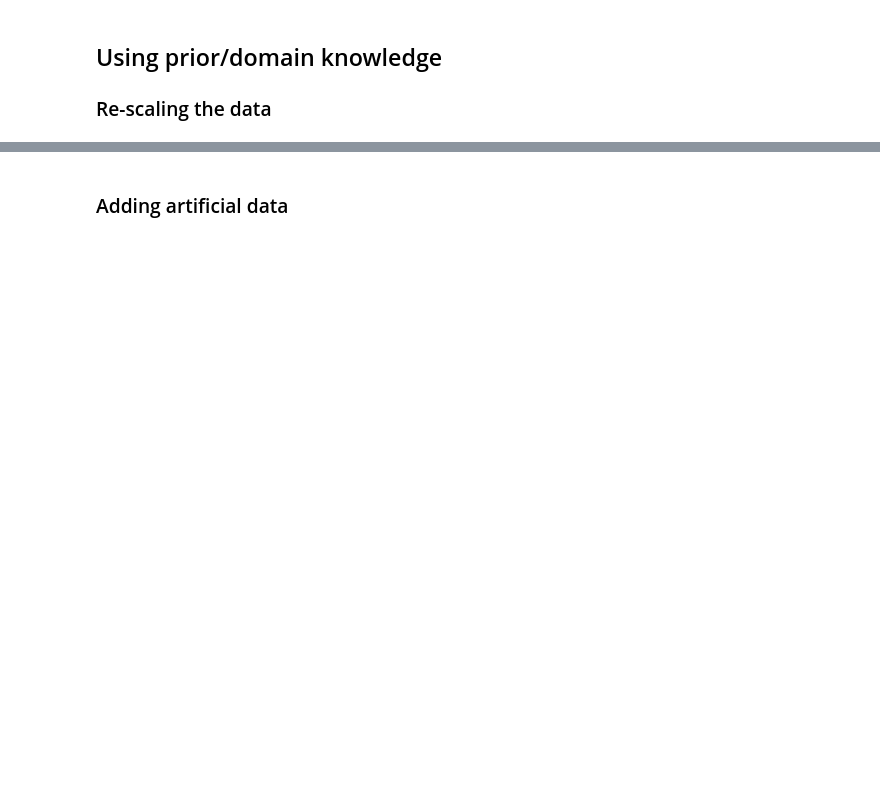
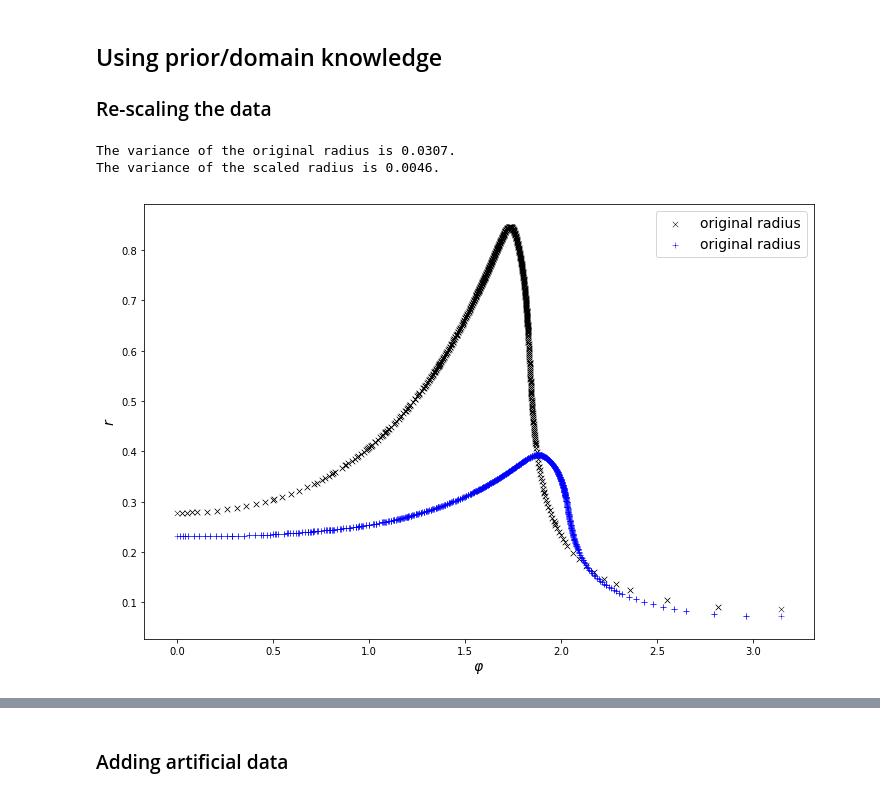
Before and after one commit to AndreWeiner/machine-learning-applied-to-cfd, a Jupyter notebook: notebooks/spherical_cap_shape_approximation.ipynb, the cells around one changed output, grey strips where cells are left out. Drawn from its saved outputs; the diff is of its cells as text; code cells hidden in the pictures; blank space fills up the shorter version.

```diff
--- a/notebooks/spherical_cap_shape_approximation.ipynb
+++ b/notebooks/spherical_cap_shape_approximation.ipynb
@@ -72,3 +234,23 @@ plt.show()
 ## Using prior/domain knowledge<a id="prior_knowledge"></a>
 
 ### Re-scaling the data<a id="rescaling"></a>
+# %%
+px_scaled = data.px.values * abs(np.amax(data.py.values) - np.amin(data.py.values))
+py_scaled = data.py.values * abs(np.amax(data.px.values) - np.amin(data.px.values))
+
+radius_scaled, phi_scaled = polar_coordinates(py_scaled, px_scaled)
+
+print("The variance of the original radius is {:1.4f}.".format(np.var(radius.values)))
+print("The variance of the scaled radius is {:1.4f}.".format(np.var(radius_scaled)))
+
+fig, ax = plt.subplots(figsize=(12, 8))
+ax.scatter(phi, radius, marker='x', color='k', s=30, linewidth=0.5, label=r"original radius")
+ax.scatter(phi_scaled, radius_scaled, marker='+', color='b', s=30, linewidth=0.5, label=r"original radius")
+ax.set_xlabel(r"$\varphi$", fontsize=fontsize)
+ax.set_ylabel(r"$r$", fontsize=fontsize)
+plt.legend(fontsize=fontsize)
+plt.show()
+# %% [output]
+The variance of the original radius is 0.0307.
+The variance of the scaled radius is 0.0046.
+[figure, added]
```
Also changed, not shown: parts of 16 cells of this notebook, 3 other files.
